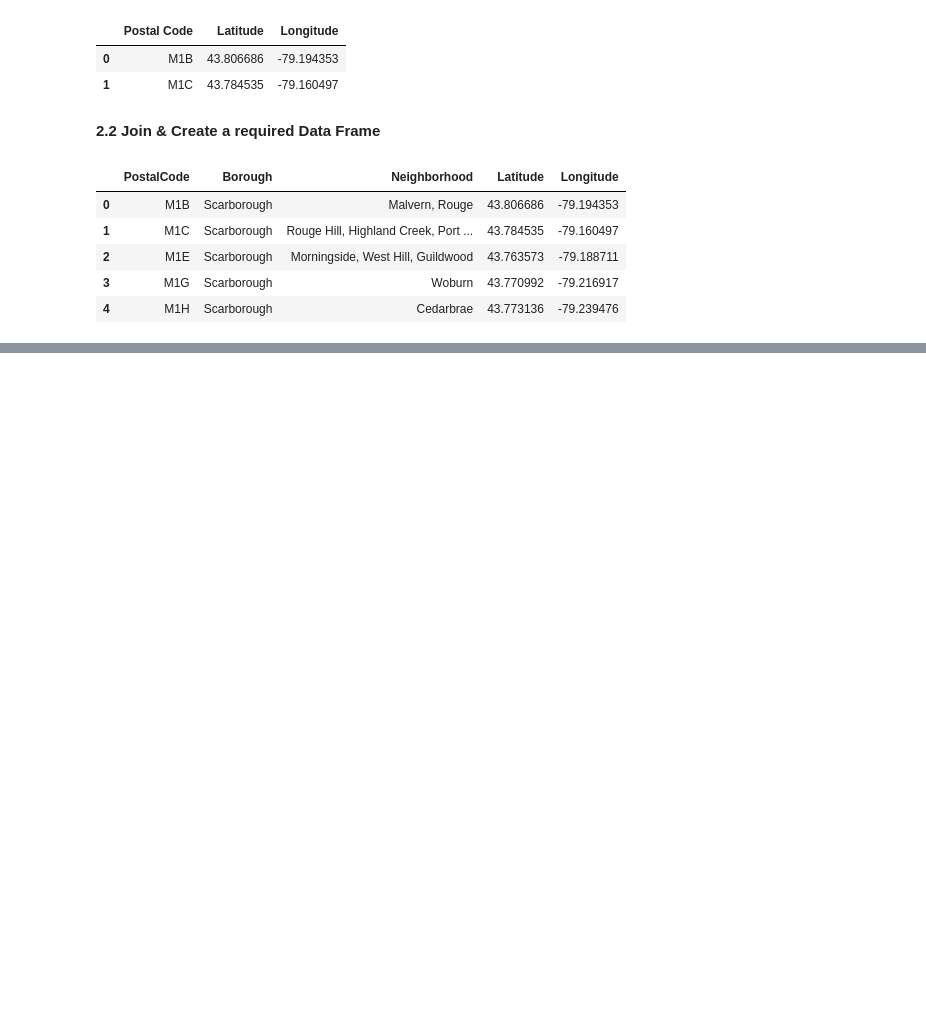
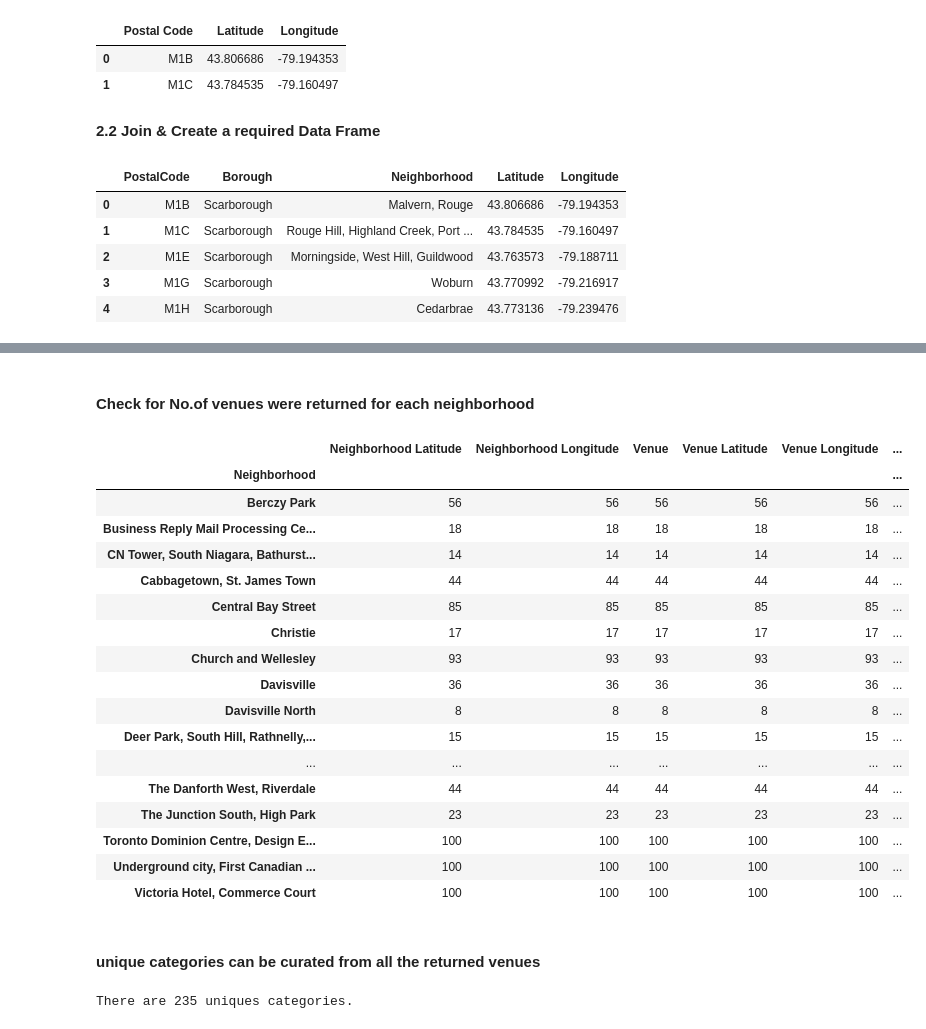
Before and after one commit to SanthoshBoddana512/Capstone-Project-1, a Jupyter notebook: Segmentation and Clustering Neighborhood.ipynb, the cells around one changed output, grey strips where cells are left out. Saved outputs shown, nothing was run; the diff lists cells and outputs as text; code cells hidden in the pictures; blank space fills up the shorter version.

```diff
--- a/Segmentation and Clustering Neighborhood.ipynb
+++ b/Segmentation and Clustering Neighborhood.ipynb
@@ -107,0 +174,20 @@ result_df.head()
+# %%
+import folium
+
+# create map of Toronto using latitude and longitude values
+map_toronto = folium.Map(location=[latitude, longitude], zoom_start=11)
+
+# add markers to map
+for lat, lng, label in zip(df_toronto['Latitude'], df_toronto['Longitude'], df_toronto['Neighborhood']):
+    label = folium.Popup(label, parse_html=True)
+    folium.CircleMarker(
+        [lat, lng],
+        radius=5,
+        popup=label,
+        color='blue',
+        fill=True,
+        fill_color='#3186cc',
+        fill_opacity=0.7,
+        parse_html=False).add_to(map_toronto)
+
+map_toronto
@@ -107,0 +287,29 @@ result_df.head()
+# %% [markdown]
+#### Check for No.of venues were returned for each neighborhood
+# %%
+toronto_venues.groupby('Neighborhood').count()
+# %% [output]
+|  | Neighborhood Latitude | Neighborhood Longitude | Venue | Venue Latitude | Venue Longitude | ... |
+| Neighborhood |  |  |  |  |  | ... |
+| Berczy Park | 56 | 56 | 56 | 56 | 56 | ... |
+| Business Reply Mail Processing Ce... | 18 | 18 | 18 | 18 | 18 | ... |
+| CN Tower, South Niagara, Bathurst... | 14 | 14 | 14 | 14 | 14 | ... |
+| Cabbagetown, St. James Town | 44 | 44 | 44 | 44 | 44 | ... |
+| Central Bay Street | 85 | 85 | 85 | 85 | 85 | ... |
+| Christie | 17 | 17 | 17 | 17 | 17 | ... |
+| Church and Wellesley | 93 | 93 | 93 | 93 | 93 | ... |
+| Davisville | 36 | 36 | 36 | 36 | 36 | ... |
+| Davisville North | 8 | 8 | 8 | 8 | 8 | ... |
+| Deer Park, South Hill, Rathnelly,... | 15 | 15 | 15 | 15 | 15 | ... |
+| ... | ... | ... | ... | ... | ... | ... |
+| The Danforth West, Riverdale | 44 | 44 | 44 | 44 | 44 | ... |
+| The Junction South, High Park | 23 | 23 | 23 | 23 | 23 | ... |
+| Toronto Dominion Centre, Design E... | 100 | 100 | 100 | 100 | 100 | ... |
+| Underground city, First Canadian ... | 100 | 100 | 100 | 100 | 100 | ... |
+| Victoria Hotel, Commerce Court | 100 | 100 | 100 | 100 | 100 | ... |
+# %% [markdown]
+#### unique categories can be curated from all the returned venues
+# %%
+print('There are {} uniques categories.'.format(len(toronto_venues['Venue Category'].unique())))
+# %% [output]
+There are 235 uniques categories.
```
Also changed, not shown: parts of 48 cells of this notebook.
